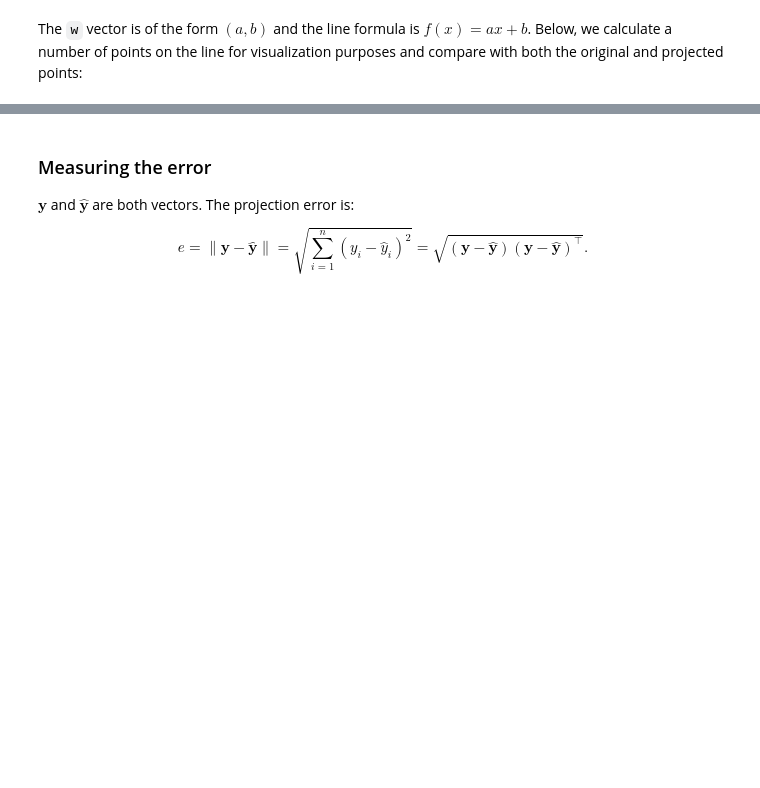
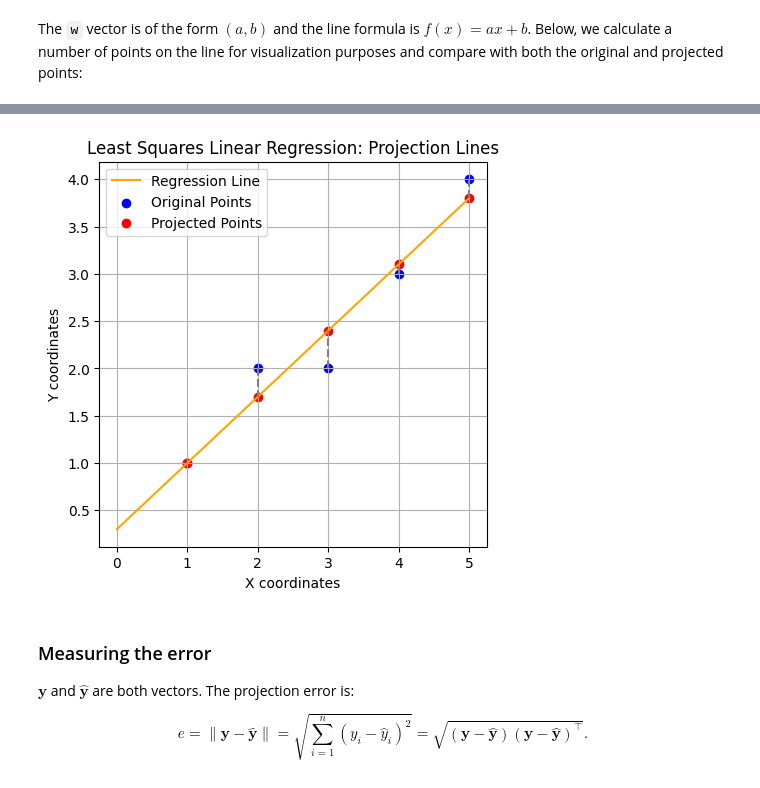
Before and after one commit to JohannesHackl/Intro_To_MachineLearning_EXERCISES, a Jupyter notebook: W05_LeastSquares/00-projection_least_sq.ipynb, the cells around one changed output, grey strips where cells are left out. Cells and saved outputs as stored; diff of their text form; code cells hidden in the pictures; blank space fills up the shorter version.

```diff
--- a/W05_LeastSquares/00-projection_least_sq.ipynb
+++ b/W05_LeastSquares/00-projection_least_sq.ipynb
@@ -226,3 +269,31 @@ plt.show()
+# %%
+x = np.linspace(0, 5)  # Range for regression line
+y = x * w[0] + w[1]    # Regression line: y = w[0] * x + w[1]
+
+plt.figure(figsize=(5, 5))
+
+# Plot regression line
+plt.plot(x, y, label='Regression Line', color='orange')
+
+# Plot original points
+plt.scatter(X[0, :], X[1, :], color='blue', label='Original Points')
+
+# Plot projected points
+plt.scatter(X[0, :], y_hat, color='red', label='Projected Points')
+
+# Draw vertical lines from each original point to its projection
+for i in range(X.shape[1]):
+    plt.plot([X[0, i], X[0, i]], [X[1, i], y_hat[i]], color='gray', linestyle='--')
+
+# Add labels and legend
+plt.title('Least Squares Linear Regression: Projection Lines')
+plt.xlabel("X coordinates")
+plt.ylabel("Y coordinates")
+plt.grid(True)
+plt.legend()
+plt.show()
+# %% [output]
+[figure, added]
 # %% [markdown]
 ### Measuring the error
 $\mathbf{y}$ and $\mathbf{\hat{y}}$ are both vectors. The projection error is:
```
Also changed, not shown: parts of 13 cells of this notebook, 4 other files.
